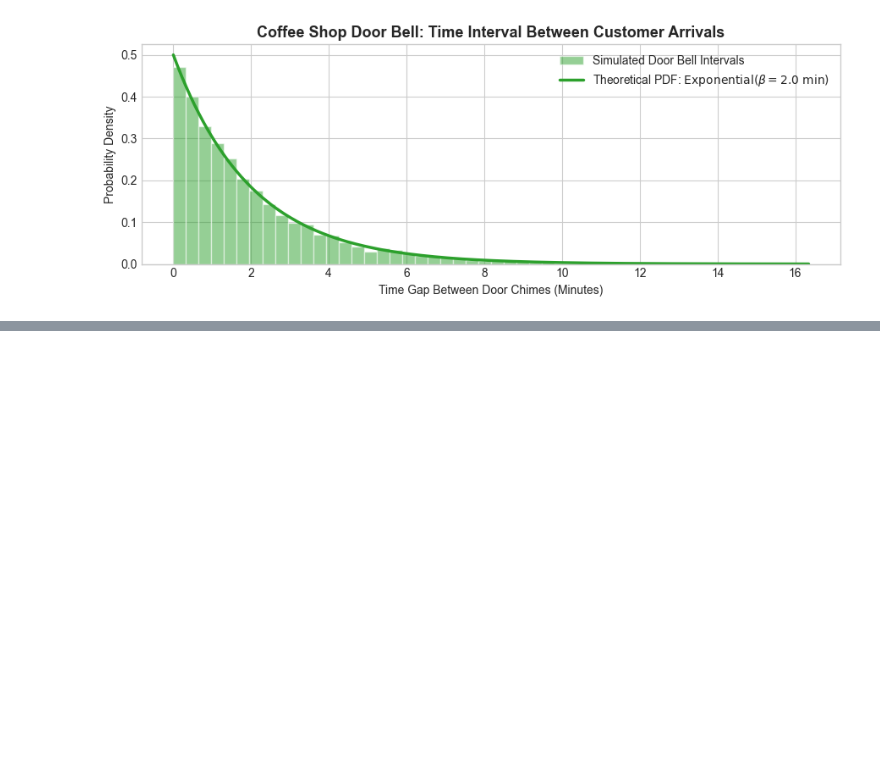
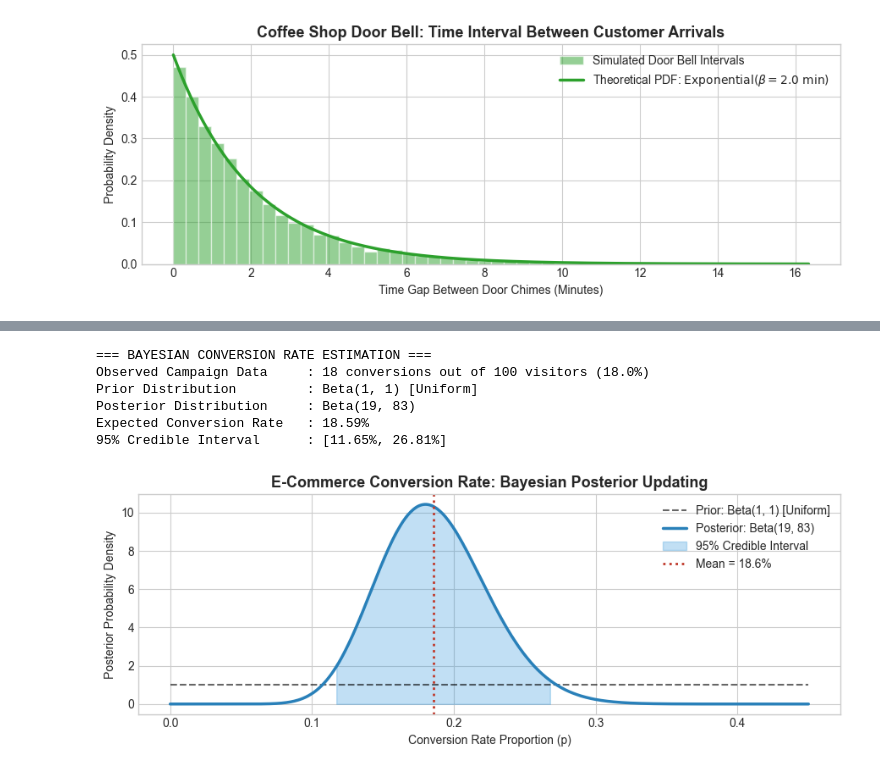
Before and after one commit to Abiads/CDAC-Data-Analytics, a Jupyter notebook: Day6/01_data_population/03_continuous_probability_distributions.ipynb, the cells around one changed output, grey strips where cells are left out. Saved outputs shown, nothing was run; the diff lists cells and outputs as text; code cells hidden in the pictures; blank space fills up the shorter version.

```diff
--- a/Day6/01_data_population/03_continuous_probability_distributions.ipynb
+++ b/Day6/01_data_population/03_continuous_probability_distributions.ipynb
@@ -274,0 +359,57 @@ Median Wait Time Between Dings  : 1.3566
+# %%
+# ==============================================================================
+# REAL-WORLD APPLICATION: BAYESIAN E-COMMERCE CONVERSION RATE MODELING
+# ==============================================================================
+
+# Scenario:
+# An e-commerce product manager starts with an uninformative prior Beta(1, 1) (uniform uncertainty).
+# In a live test of 100 visitors, 18 visitors convert (make a purchase) and 82 do not.
+# We update to the posterior: Beta(1 + 18, 1 + 82) = Beta(19, 83).
+
+prior_alpha, prior_beta = 1.0, 1.0
+conversions, visitors = 18, 100
+non_conversions = visitors - conversions
+
+post_alpha = prior_alpha + conversions
+post_beta = prior_beta + non_conversions
+
+# Sample 10,000 estimates of the true underlying conversion rate
+posterior_samples = np.random.beta(a=post_alpha, b=post_beta, size=10000)
+
+post_mean = np.mean(posterior_samples)
+ci_lower = np.percentile(posterior_samples, 2.5)
+ci_upper = np.percentile(posterior_samples, 97.5)
+
+print("=== BAYESIAN CONVERSION RATE ESTIMATION ===")
+print(f"Observed Campaign Data     : {conversions} conversions out of {visitors} visitors ({conversions/visitors*100:.1f}%)")
+print(f"Prior Distribution         : Beta({prior_alpha:.0f}, {prior_beta:.0f}) [Uniform]")
+print(f"Posterior Distribution     : Beta({post_alpha:.0f}, {post_beta:.0f})")
+print(f"Expected Conversion Rate   : {post_mean * 100:.2f}%")
+print(f"95% Credible Interval      : [{ci_lower * 100:.2f}%, {ci_upper * 100:.2f}%]\n")
+
+plt.figure(figsize=(9, 3.5))
+
+x_rate = np.linspace(0.0, 0.45, 500)
+pdf_prior = stats.beta.pdf(x_rate, a=prior_alpha, b=prior_beta)
+pdf_post = stats.beta.pdf(x_rate, a=post_alpha, b=post_beta)
+
+plt.plot(x_rate, pdf_prior, 'k--', linewidth=1.5, alpha=0.6, label='Prior: Beta(1, 1) [Uniform]')
+plt.plot(x_rate, pdf_post, color='#2980b9', linewidth=2.5, label=f'Posterior: Beta({int(post_alpha)}, {int(post_beta)})')
+plt.fill_between(x_rate, 0, pdf_post, where=(x_rate >= ci_lower) & (x_rate <= ci_upper),
+                 color='#3498db', alpha=0.3, label='95% Credible Interval')
+plt.axvline(post_mean, color='#c0392b', linestyle=':', linewidth=2, label=f'Mean = {post_mean*100:.1f}%')
+
+plt.title('E-Commerce Conversion Rate: Bayesian Posterior Updating', fontsize=13, fontweight='bold')
+plt.xlabel('Conversion Rate Proportion (p)')
+plt.ylabel('Posterior Probability Density')
+plt.legend(loc='upper right')
+plt.tight_layout()
+plt.show()
+# %% [output]
+=== BAYESIAN CONVERSION RATE ESTIMATION ===
+Observed Campaign Data     : 18 conversions out of 100 visitors (18.0%)
+Prior Distribution         : Beta(1, 1) [Uniform]
+Posterior Distribution     : Beta(19, 83)
+Expected Conversion Rate   : 18.59%
+95% Credible Interval      : [11.65%, 26.81%]
+[figure, added]
```
Also changed, not shown: parts of 3 cells of this notebook.
